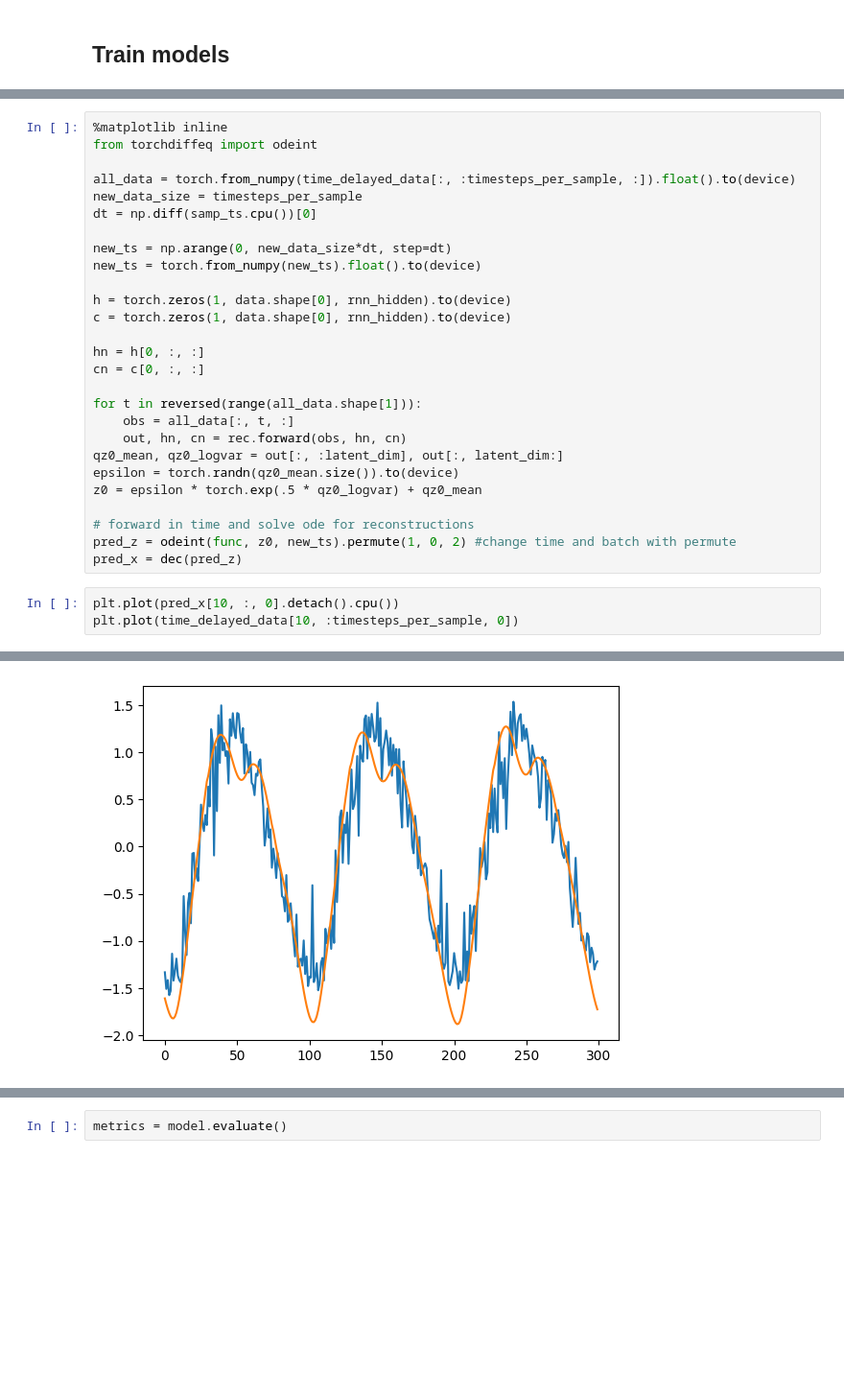
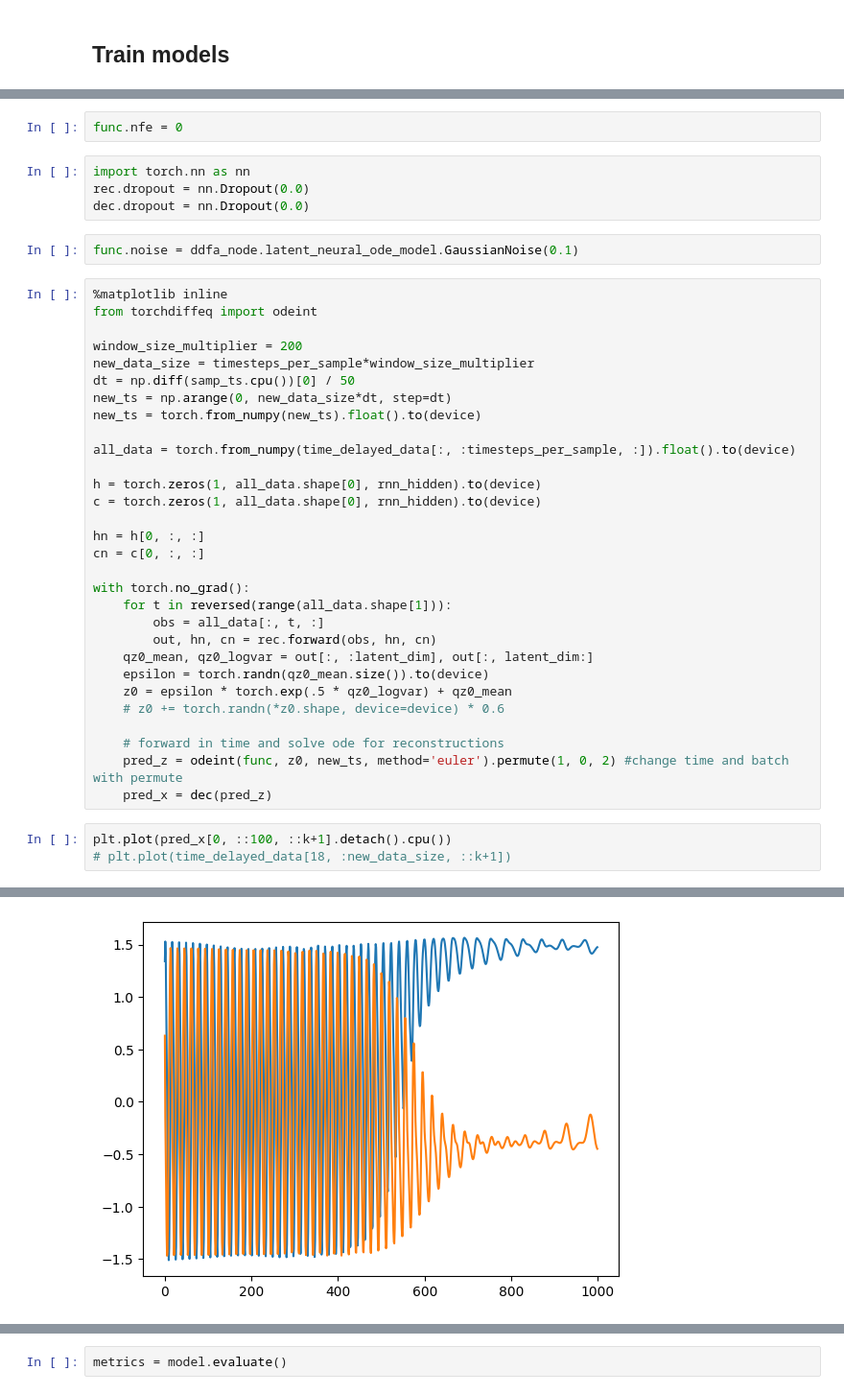
Before and after one commit to Michaelhess17/NeuralODE, a Jupyter notebook: DDFA_NODE/Demo.ipynb, the cells around one changed output, grey strips where cells are left out. Shown: that part at 96% size. Drawn from its saved outputs; the diff is of its cells as text; blank space fills up the shorter version.

```diff
--- a/DDFA_NODE/Demo.ipynb
+++ b/DDFA_NODE/Demo.ipynb
@@ -105,31 +164,42 @@ NameError: name 'train_losses' is not defined
+# %%
+func.nfe = 0
+# %%
+import torch.nn as nn
+rec.dropout = nn.Dropout(0.0)
+dec.dropout = nn.Dropout(0.0)
+# %%
+func.noise = ddfa_node.latent_neural_ode_model.GaussianNoise(0.1)
 # %%
 %matplotlib inline
 from torchdiffeq import odeint
 
-all_data = torch.from_numpy(time_delayed_data[:, :timesteps_per_sample, :]).float().to(device)
-new_data_size = timesteps_per_sample
-dt = np.diff(samp_ts.cpu())[0]
-
+window_size_multiplier = 200
+new_data_size = timesteps_per_sample*window_size_multiplier
+dt = np.diff(samp_ts.cpu())[0] / 50
 new_ts = np.arange(0, new_data_size*dt, step=dt)
 new_ts = torch.from_numpy(new_ts).float().to(device)
 
-h = torch.zeros(1, data.shape[0], rnn_hidden).to(device)
-c = torch.zeros(1, data.shape[0], rnn_hidden).to(device)
+all_data = torch.from_numpy(time_delayed_data[:, :timesteps_per_sample, :]).float().to(device)
+
+h = torch.zeros(1, all_data.shape[0], rnn_hidden).to(device)
+c = torch.zeros(1, all_data.shape[0], rnn_hidden).to(device)
 
 hn = h[0, :, :]
 cn = c[0, :, :]
 
-for t in reversed(range(all_data.shape[1])):
-    obs = all_data[:, t, :]
-    out, hn, cn = rec.forward(obs, hn, cn)
-qz0_mean, qz0_logvar = out[:, :latent_dim], out[:, latent_dim:]
-epsilon = torch.randn(qz0_mean.size()).to(device)
-z0 = epsilon * torch.exp(.5 * qz0_logvar) + qz0_mean
+with torch.no_grad():
+    for t in reversed(range(all_data.shape[1])):
+        obs = all_data[:, t, :]
+        out, hn, cn = rec.forward(obs, hn, cn)
+    qz0_mean, qz0_logvar = out[:, :latent_dim], out[:, latent_dim:]
+    epsilon = torch.randn(qz0_mean.size()).to(device)
+    z0 = epsilon * torch.exp(.5 * qz0_logvar) + qz0_mean
+    # z0 += torch.randn(*z0.shape, device=device) * 0.6
 
-# forward in time and solve ode for reconstructions
-pred_z = odeint(func, z0, new_ts).permute(1, 0, 2) #change time and batch with permute
-pred_x = dec(pred_z)
+    # forward in time and solve ode for reconstructions
+    pred_z = odeint(func, z0, new_ts, method='euler').permute(1, 0, 2) #change time and batch with permute
+    pred_x = dec(pred_z)
 # %%
-plt.plot(pred_x[10, :, 0].detach().cpu())
-plt.plot(time_delayed_data[10, :timesteps_per_sample, 0])
+plt.plot(pred_x[0, ::100, ::k+1].detach().cpu())
+# plt.plot(time_delayed_data[18, :new_data_size, ::k+1])
 # %% [output]
@@ -137 +208 @@ plt.plot(time_delayed_data[10, :timesteps_per_sample, 0])
-[figure, old version]
+[figure, new version]
```
Also changed, not shown: parts of 26 cells of this notebook, 29 other files.
